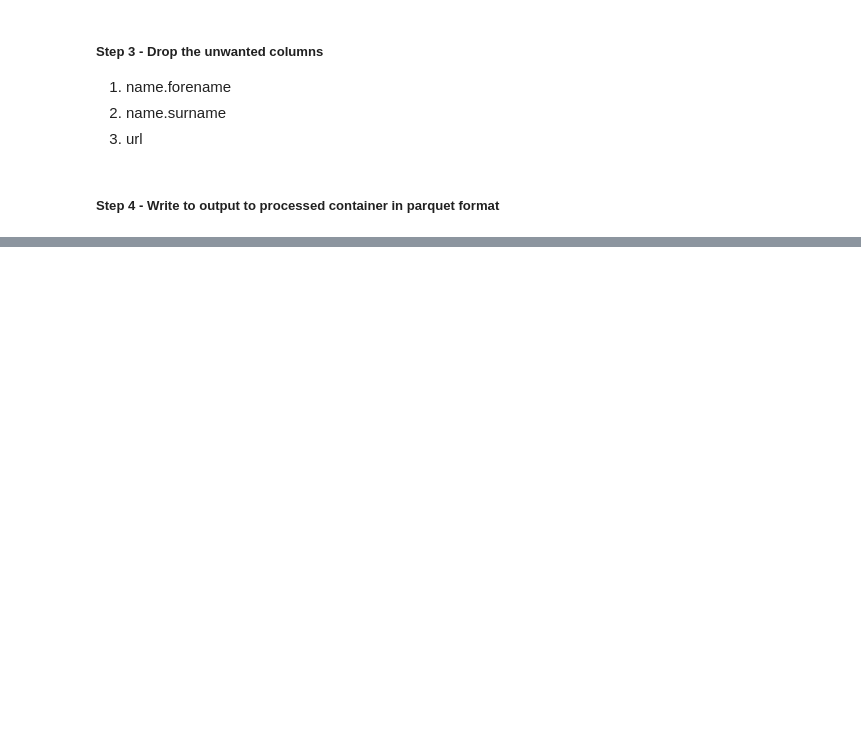
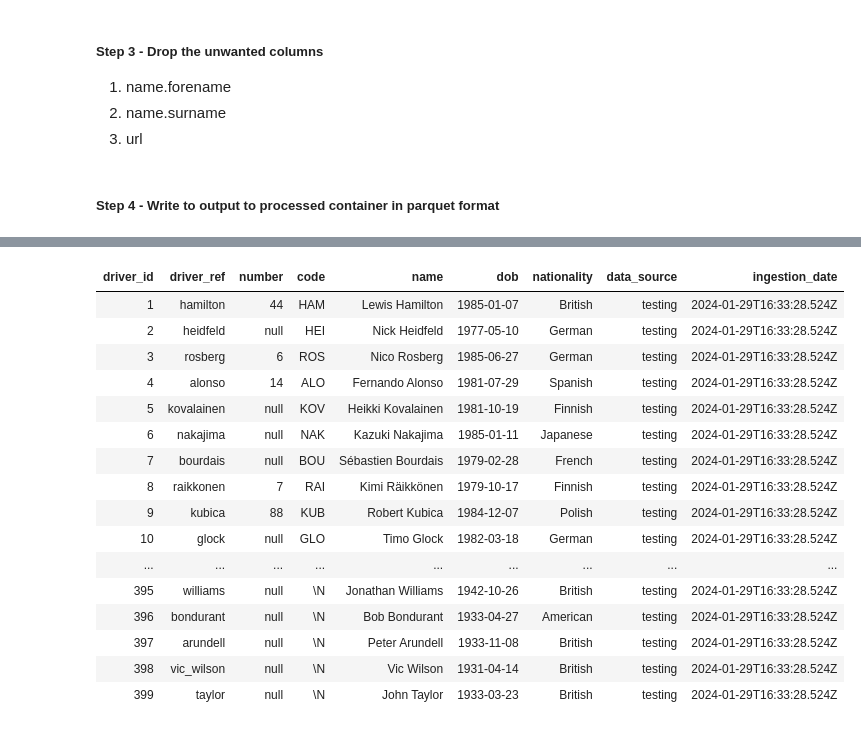
Before and after one commit to vajay8679/Ineuron, a Jupyter notebook: Azure Databricks & Spark For Data Engineers (PySpark-SQL)/Formula1 Project Overview/ingestion_with_includes/4.ingest_driver_file.ipynb, the cells around one changed output, grey strips where cells are left out. Drawn from its saved outputs; the diff is of its cells as text; code cells hidden in the pictures; blank space fills up the shorter version.

```diff
--- a/Azure Databricks & Spark For Data Engineers (PySpark-SQL)/Formula1 Project Overview/ingestion_with_includes/4.ingest_driver_file.ipynb
+++ b/Azure Databricks & Spark For Data Engineers (PySpark-SQL)/Formula1 Project Overview/ingestion_with_includes/4.ingest_driver_file.ipynb
@@ -128,2 +130,23 @@ display(spark.read.parquet(f'{processed_folder_path}/drivers'))
+# %%
+%sql
+select * from f1_processed.drivers;
+# %% [output]
+| driver_id | driver_ref | number | code | name | dob | nationality | data_source | ingestion_date |
+| 1 | hamilton | 44 | HAM | Lewis Hamilton | 1985-01-07 | British | testing | 2024-01-29T16:33:28.524Z |
+| 2 | heidfeld | null | HEI | Nick Heidfeld | 1977-05-10 | German | testing | 2024-01-29T16:33:28.524Z |
+| 3 | rosberg | 6 | ROS | Nico Rosberg | 1985-06-27 | German | testing | 2024-01-29T16:33:28.524Z |
+| 4 | alonso | 14 | ALO | Fernando Alonso | 1981-07-29 | Spanish | testing | 2024-01-29T16:33:28.524Z |
+| 5 | kovalainen | null | KOV | Heikki Kovalainen | 1981-10-19 | Finnish | testing | 2024-01-29T16:33:28.524Z |
+| 6 | nakajima | null | NAK | Kazuki Nakajima | 1985-01-11 | Japanese | testing | 2024-01-29T16:33:28.524Z |
+| 7 | bourdais | null | BOU | Sébastien Bourdais | 1979-02-28 | French | testing | 2024-01-29T16:33:28.524Z |
+| 8 | raikkonen | 7 | RAI | Kimi Räikkönen | 1979-10-17 | Finnish | testing | 2024-01-29T16:33:28.524Z |
+| 9 | kubica | 88 | KUB | Robert Kubica | 1984-12-07 | Polish | testing | 2024-01-29T16:33:28.524Z |
+| 10 | glock | null | GLO | Timo Glock | 1982-03-18 | German | testing | 2024-01-29T16:33:28.524Z |
+| ... | ... | ... | ... | ... | ... | ... | ... | ... |
+| 395 | williams | null | \N | Jonathan Williams | 1942-10-26 | British | testing | 2024-01-29T16:33:28.524Z |
+| 396 | bondurant | null | \N | Bob Bondurant | 1933-04-27 | American | testing | 2024-01-29T16:33:28.524Z |
+| 397 | arundell | null | \N | Peter Arundell | 1933-11-08 | British | testing | 2024-01-29T16:33:28.524Z |
+| 398 | vic_wilson | null | \N | Vic Wilson | 1931-04-14 | British | testing | 2024-01-29T16:33:28.524Z |
+| 399 | taylor | null | \N | John Taylor | 1933-03-23 | British | testing | 2024-01-29T16:33:28.524Z |
 # %%
 dbutils.notebook.exit("Success")
```
Also changed, not shown: parts of 3 cells of this notebook, 7 other files.
